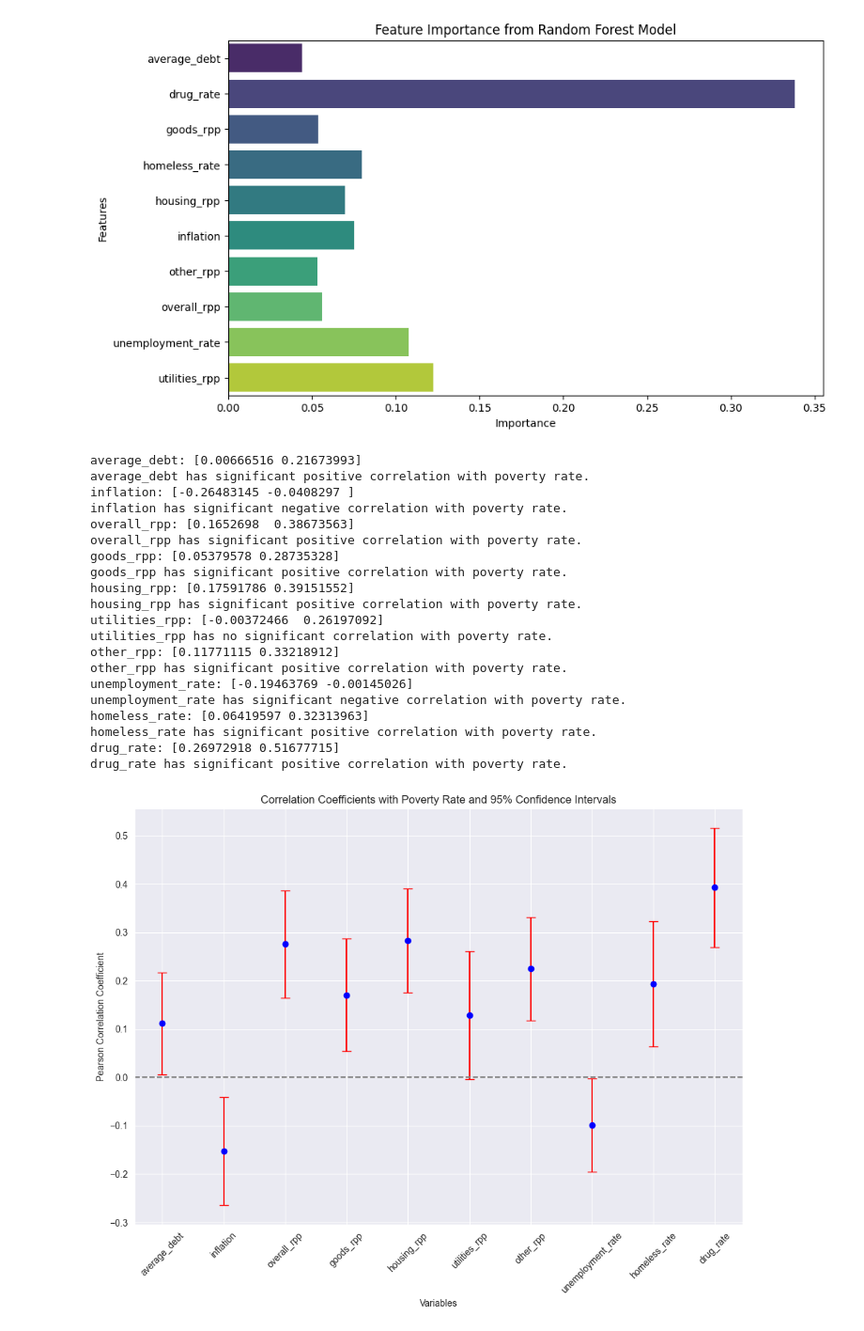
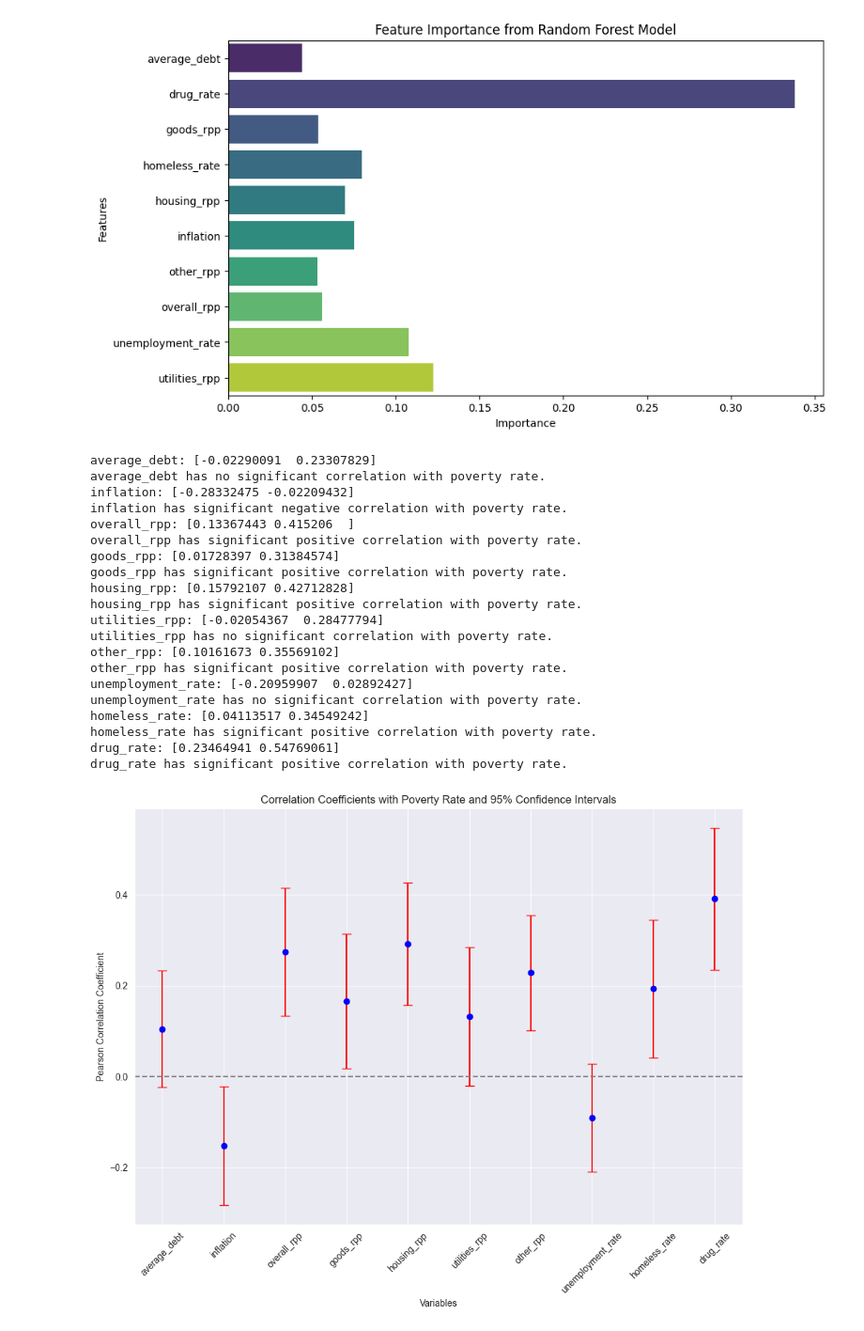
Before and after one commit to xinran-li-1/5100-final, a Jupyter notebook: Data-Visualisation-5100-main/analyze.ipynb, the cells around one changed output. Shown: that part at 94% size. Drawn from its saved outputs; the diff is of its cells as text; code cells hidden in the pictures.

```diff
--- a/Data-Visualisation-5100-main/analyze.ipynb
+++ b/Data-Visualisation-5100-main/analyze.ipynb
@@ -165,50 +164,50 @@ def bootstrap_corr(data, sample_size,label_name,  n_iterations=1000):
         sample = data.sample(sample_size, replace=True)
         corr, _ = pearsonr(sample[label_name], sample['poverty_rate'])
         corrs.append(corr)
-    return np.percentile(corrs, [5, 95])
+    return np.percentile(corrs, [2.5, 97.5])
 confidence_intervals = []
 for i in data.columns[3:-1]:
     res = bootstrap_corr(data, 200, i)
     confidence_intervals.append(res)
     print(f"{i}: {res}")
     if res[0] < 0 < res[1]:
         print(f"{i} has no significant correlation with poverty rate.")
     elif 0 < res[0] < res[1]:
         print(f"{i} has significant positive correlation with poverty rate.")
     else:
         print(f"{i} has significant negative correlation with poverty rate.")
 
 means = [(ci[0] + ci[1]) / 2 for ci in confidence_intervals]
 errors = [(ci[1] - ci[0]) / 2 for ci in confidence_intervals]
 
 plt.figure(figsize=(10, 8))
 plt.errorbar(data.columns[3:-1], means, yerr=errors, fmt='o', ecolor='red', capsize=5, color='blue')
 plt.axhline(y=0, color='gray', linestyle='--')
 plt.title('Correlation Coefficients with Poverty Rate and 95% Confidence Intervals')
 plt.xlabel('Variables')
 plt.ylabel('Pearson Correlation Coefficient')
 plt.xticks(rotation=45)
 plt.tight_layout()
 plt.show()
 # %% [output]
-average_debt: [0.00666516 0.21673993]
-average_debt has significant positive correlation with poverty rate.
-inflation: [-0.26483145 -0.0408297 ]
+average_debt: [-0.02290091  0.23307829]
+average_debt has no significant correlation with poverty rate.
+inflation: [-0.28332475 -0.02209432]
 inflation has significant negative correlation with poverty rate.
-overall_rpp: [0.1652698  0.38673563]
+overall_rpp: [0.13367443 0.415206  ]
 overall_rpp has significant positive correlation with poverty rate.
-goods_rpp: [0.05379578 0.28735328]
+goods_rpp: [0.01728397 0.31384574]
 goods_rpp has significant positive correlation with poverty rate.
-housing_rpp: [0.17591786 0.39151552]
+housing_rpp: [0.15792107 0.42712828]
 housing_rpp has significant positive correlation with poverty rate.
-utilities_rpp: [-0.00372466  0.26197092]
+utilities_rpp: [-0.02054367  0.28477794]
 utilities_rpp has no significant correlation with poverty rate.
-other_rpp: [0.11771115 0.33218912]
+other_rpp: [0.10161673 0.35569102]
 other_rpp has significant positive correlation with poverty rate.
-unemployment_rate: [-0.19463769 -0.00145026]
-unemployment_rate has significant negative correlation with poverty rate.
-homeless_rate: [0.06419597 0.32313963]
+unemployment_rate: [-0.20959907  0.02892427]
+unemployment_rate has no significant correlation with poverty rate.
+homeless_rate: [0.04113517 0.34549242]
 homeless_rate has significant positive correlation with poverty rate.
-drug_rate: [0.26972918 0.51677715]
+drug_rate: [0.23464941 0.54769061]
 drug_rate has significant positive correlation with poverty rate.
-[figure, old version]
+[figure, new version]
```
Also changed, not shown: parts of 1 cell of this notebook, 1 other file.
